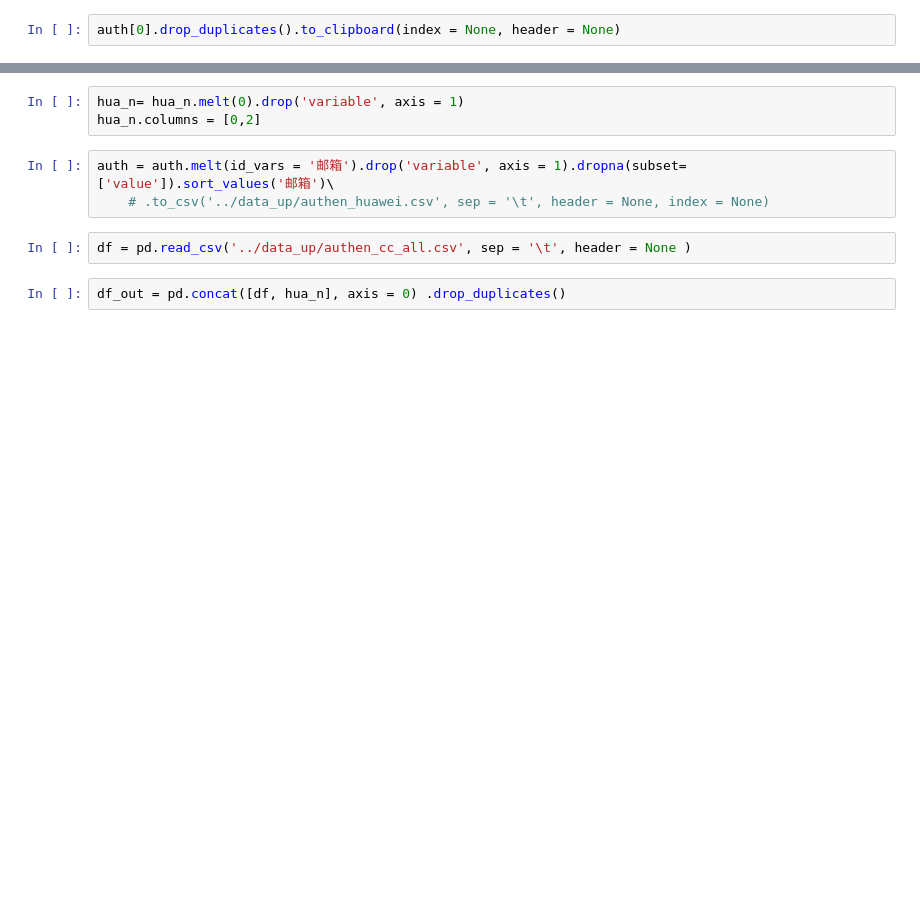
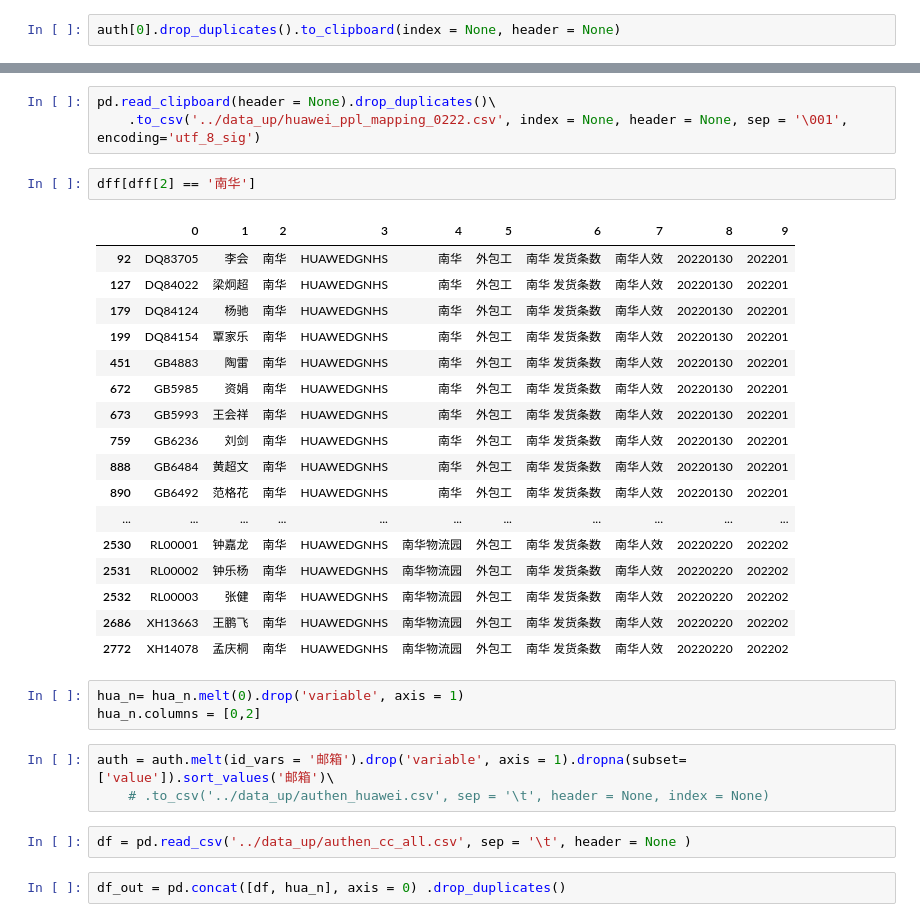
Before and after one commit to fyenne/play11_huawei, a Jupyter notebook: script/huawei2.ipynb, the cells around one changed output, grey strips where cells are left out. Cells and saved outputs as stored; diff of their text form; blank space fills up the shorter version.

```diff
--- a/script/huawei2.ipynb
+++ b/script/huawei2.ipynb
@@ -136,3 +161,26 @@ hua_n = pd.read_clipboard(header = None)
+# %%
+pd.read_clipboard(header = None).drop_duplicates()\
+    .to_csv('../data_up/huawei_ppl_mapping_0222.csv', index = None, header = None, sep = '\001', encoding='utf_8_sig')
+# %%
+dff[dff[2] == '南华']
+# %% [output]
+|  | 0 | 1 | 2 | 3 | 4 | 5 | 6 | 7 | 8 | 9 |
+| 92 | DQ83705 | 李会 | 南华 | HUAWEDGNHS | 南华 | 外包工 | 南华 发货条数 | 南华人效 | 20220130 | 202201 |
+| 127 | DQ84022 | 梁炯超 | 南华 | HUAWEDGNHS | 南华 | 外包工 | 南华 发货条数 | 南华人效 | 20220130 | 202201 |
+| 179 | DQ84124 | 杨驰 | 南华 | HUAWEDGNHS | 南华 | 外包工 | 南华 发货条数 | 南华人效 | 20220130 | 202201 |
+| 199 | DQ84154 | 覃家乐 | 南华 | HUAWEDGNHS | 南华 | 外包工 | 南华 发货条数 | 南华人效 | 20220130 | 202201 |
+| 451 | GB4883 | 陶雷 | 南华 | HUAWEDGNHS | 南华 | 外包工 | 南华 发货条数 | 南华人效 | 20220130 | 202201 |
+| 672 | GB5985 | 资娟 | 南华 | HUAWEDGNHS | 南华 | 外包工 | 南华 发货条数 | 南华人效 | 20220130 | 202201 |
+| 673 | GB5993 | 王会祥 | 南华 | HUAWEDGNHS | 南华 | 外包工 | 南华 发货条数 | 南华人效 | 20220130 | 202201 |
+| 759 | GB6236 | 刘剑 | 南华 | HUAWEDGNHS | 南华 | 外包工 | 南华 发货条数 | 南华人效 | 20220130 | 202201 |
+| 888 | GB6484 | 黄超文 | 南华 | HUAWEDGNHS | 南华 | 外包工 | 南华 发货条数 | 南华人效 | 20220130 | 202201 |
+| 890 | GB6492 | 范格花 | 南华 | HUAWEDGNHS | 南华 | 外包工 | 南华 发货条数 | 南华人效 | 20220130 | 202201 |
+| ... | ... | ... | ... | ... | ... | ... | ... | ... | ... | ... |
+| 2530 | RL00001 | 钟嘉龙 | 南华 | HUAWEDGNHS | 南华物流园 | 外包工 | 南华 发货条数 | 南华人效 | 20220220 | 202202 |
+| 2531 | RL00002 | 钟乐杨 | 南华 | HUAWEDGNHS | 南华物流园 | 外包工 | 南华 发货条数 | 南华人效 | 20220220 | 202202 |
+| 2532 | RL00003 | 张健 | 南华 | HUAWEDGNHS | 南华物流园 | 外包工 | 南华 发货条数 | 南华人效 | 20220220 | 202202 |
+| 2686 | XH13663 | 王鹏飞 | 南华 | HUAWEDGNHS | 南华物流园 | 外包工 | 南华 发货条数 | 南华人效 | 20220220 | 202202 |
+| 2772 | XH14078 | 孟庆桐 | 南华 | HUAWEDGNHS | 南华物流园 | 外包工 | 南华 发货条数 | 南华人效 | 20220220 | 202202 |
 # %%
 hua_n= hua_n.melt(0).drop('variable', axis = 1)
 hua_n.columns = [0,2]
```
Also changed, not shown: parts of 5 cells of this notebook, 1 other file.
